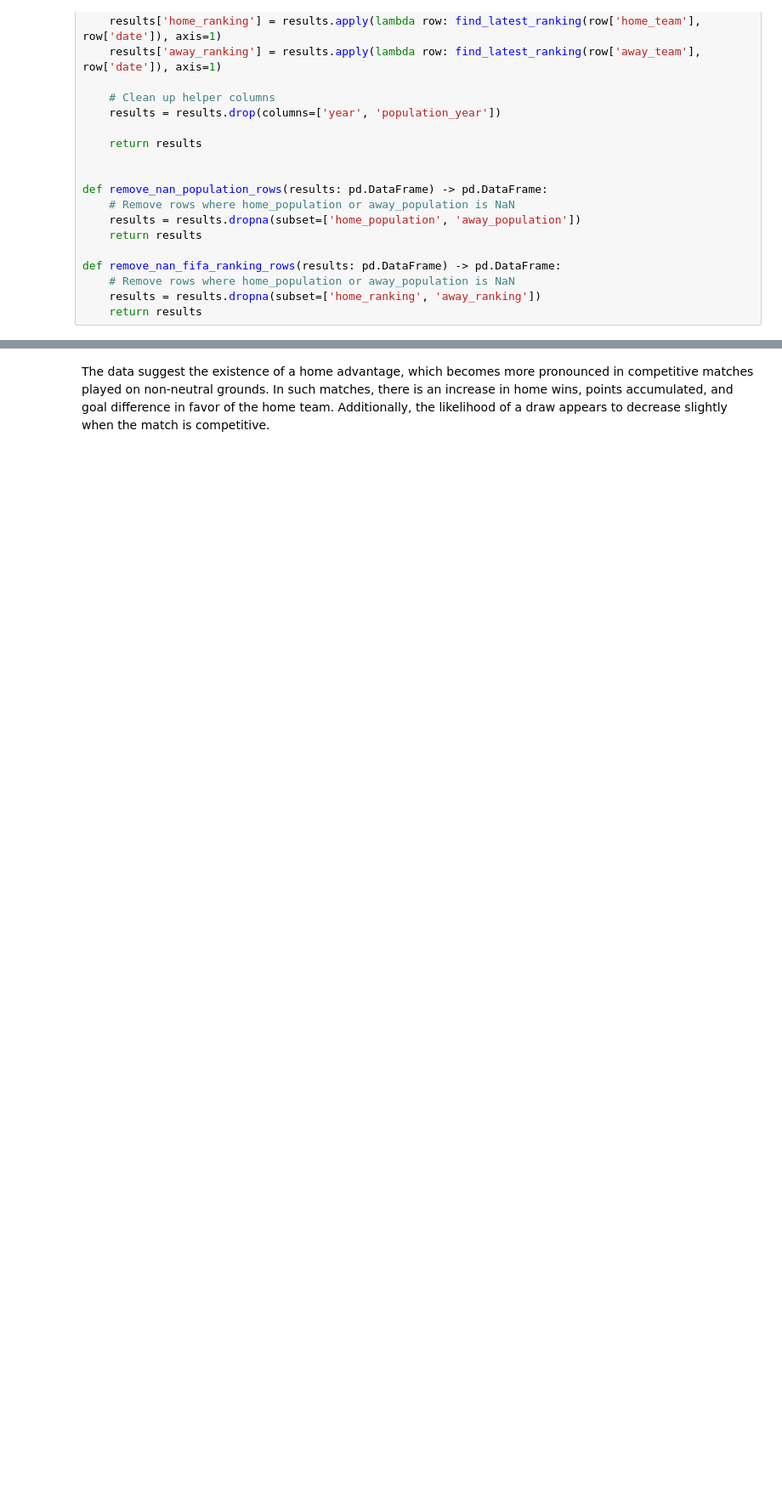
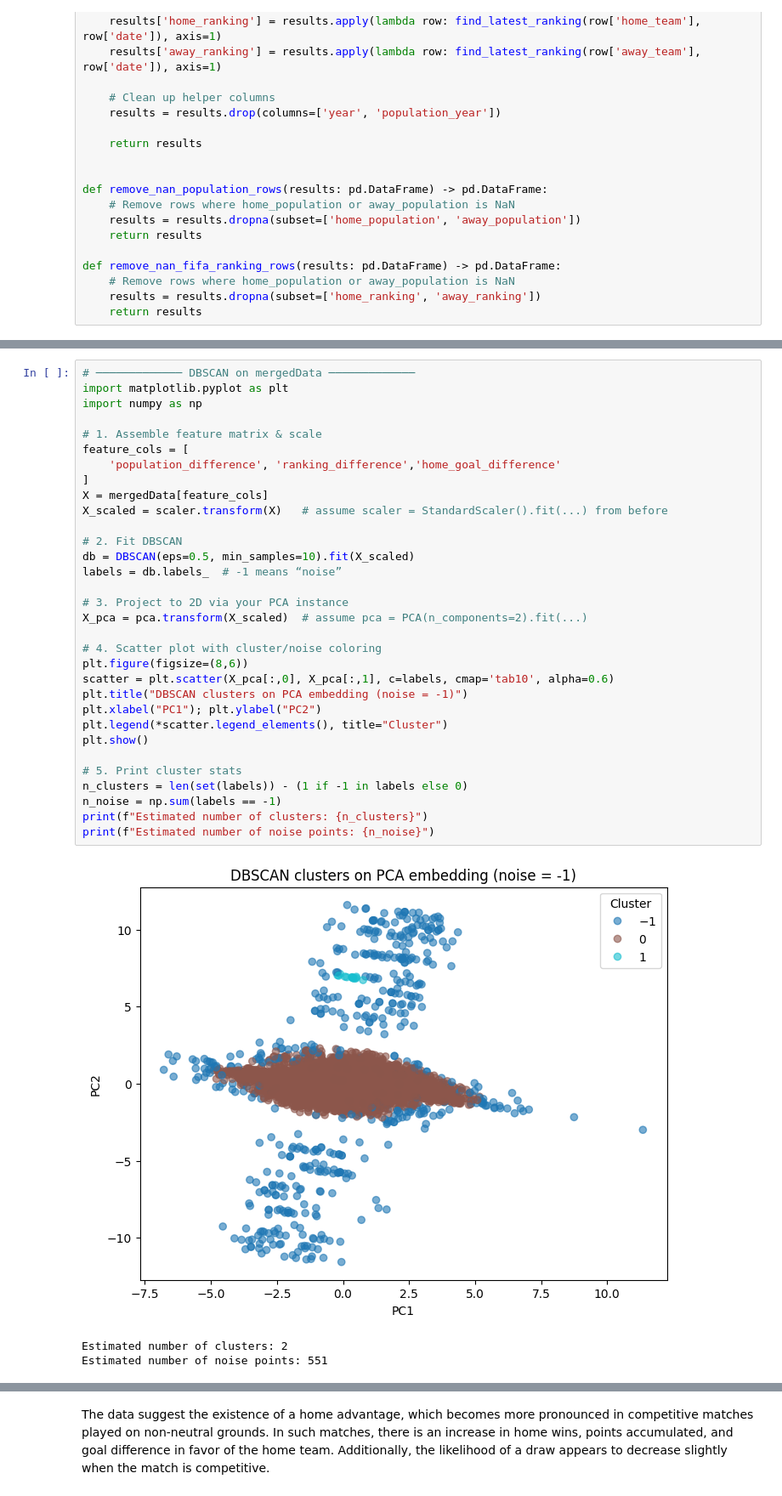
Before and after one commit to LucasHemm/Exam_AI, a Jupyter notebook: AI_Exam.ipynb, the cells around one changed output, grey strips where cells are left out. Shown at 85% size. Drawn from its saved outputs; the diff is of its cells as text; blank space fills up the shorter version.

```diff
--- a/AI_Exam.ipynb
+++ b/AI_Exam.ipynb
@@ -303,3 +344,39 @@ print(f"Average silhouette score (k={best_k}):",
+# %%
+# ───────────── DBSCAN on mergedData ─────────────
+import matplotlib.pyplot as plt
+import numpy as np
+
+# 1. Assemble feature matrix & scale
+feature_cols = [
+    'population_difference', 'ranking_difference','home_goal_difference'
+]
+X = mergedData[feature_cols]
+X_scaled = scaler.transform(X)   # assume scaler = StandardScaler().fit(...) from before
+
+# 2. Fit DBSCAN
+db = DBSCAN(eps=0.5, min_samples=10).fit(X_scaled)
+labels = db.labels_  # -1 means “noise”
+
+# 3. Project to 2D via your PCA instance
+X_pca = pca.transform(X_scaled)  # assume pca = PCA(n_components=2).fit(...)
+
+# 4. Scatter plot with cluster/noise coloring
+plt.figure(figsize=(8,6))
+scatter = plt.scatter(X_pca[:,0], X_pca[:,1], c=labels, cmap='tab10', alpha=0.6)
+plt.title("DBSCAN clusters on PCA embedding (noise = -1)")
+plt.xlabel("PC1"); plt.ylabel("PC2")
+plt.legend(*scatter.legend_elements(), title="Cluster")
+plt.show()
+
+# 5. Print cluster stats
+n_clusters = len(set(labels)) - (1 if -1 in labels else 0)
+n_noise = np.sum(labels == -1)
+print(f"Estimated number of clusters: {n_clusters}")
+print(f"Estimated number of noise points: {n_noise}")
+# %% [output]
+[figure, added]
+Estimated number of clusters: 2
+Estimated number of noise points: 551
 # %%
 
 # 1. Remove Friendlies
```
Also changed, not shown: parts of 15 cells of this notebook.
